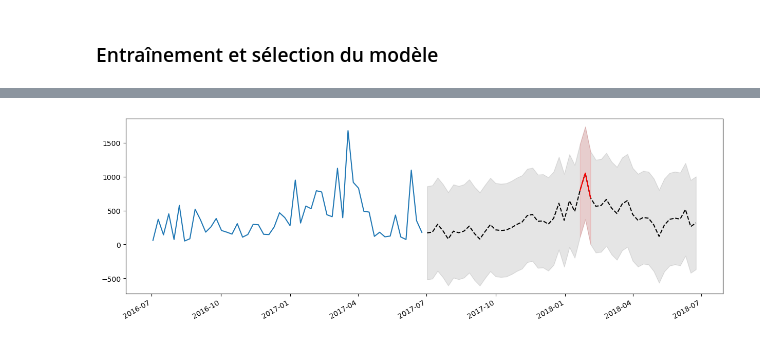
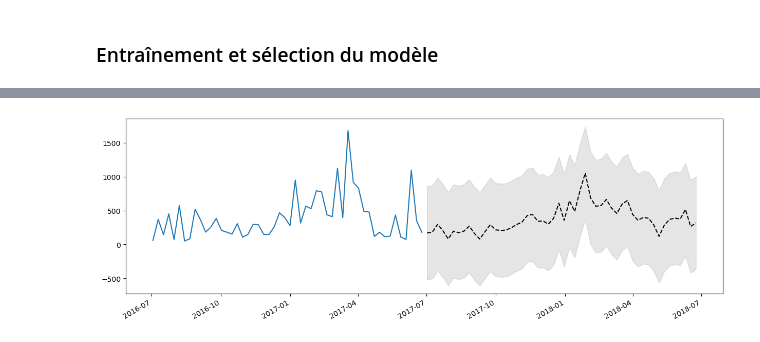
Before and after one commit to jo-charles/pyAusRainfall, a Jupyter notebook: pyAusRainfall_Time_series.ipynb, the cells around one changed output, grey strips where cells are left out. Drawn from its saved outputs; the diff is of its cells as text; code cells hidden in the pictures.

```diff
--- a/pyAusRainfall_Time_series.ipynb
+++ b/pyAusRainfall_Time_series.ipynb
@@ -136,16 +136,12 @@ Warnings:
 # %%
 prediction = sarima.get_forecast(steps =52).summary_frame()  #Prédiction avec intervalle de confiance
 
 fig, ax = plt.subplots(figsize = (15,5))
 
 plt.plot(data.iloc[-52:,0])
 
 prediction['mean'].plot(ax = ax, style = 'k--') #Visualisation de la moyenne
 
 ax.fill_between(prediction.index, prediction['mean_ci_lower'], prediction['mean_ci_upper'], color='k', alpha=0.1); #Visualisation de l'intervalle de confiance
-
-prediction[prediction['mean_ci_lower']>0]['mean'].plot(ax = ax, style = 'r') #Probalité forte q'il pleuve'
-
-ax.fill_between(prediction[prediction['mean_ci_lower']>0].index, prediction[prediction['mean_ci_lower']>0]['mean_ci_lower'], prediction[prediction['mean_ci_lower']>0]['mean_ci_upper'], color='r', alpha=0.1); #Visualisation de l'intervalle de confiance
 # %% [output]
-[figure, old version]
+[figure, new version]
```
Also changed, not shown: parts of 2 cells of this notebook.
